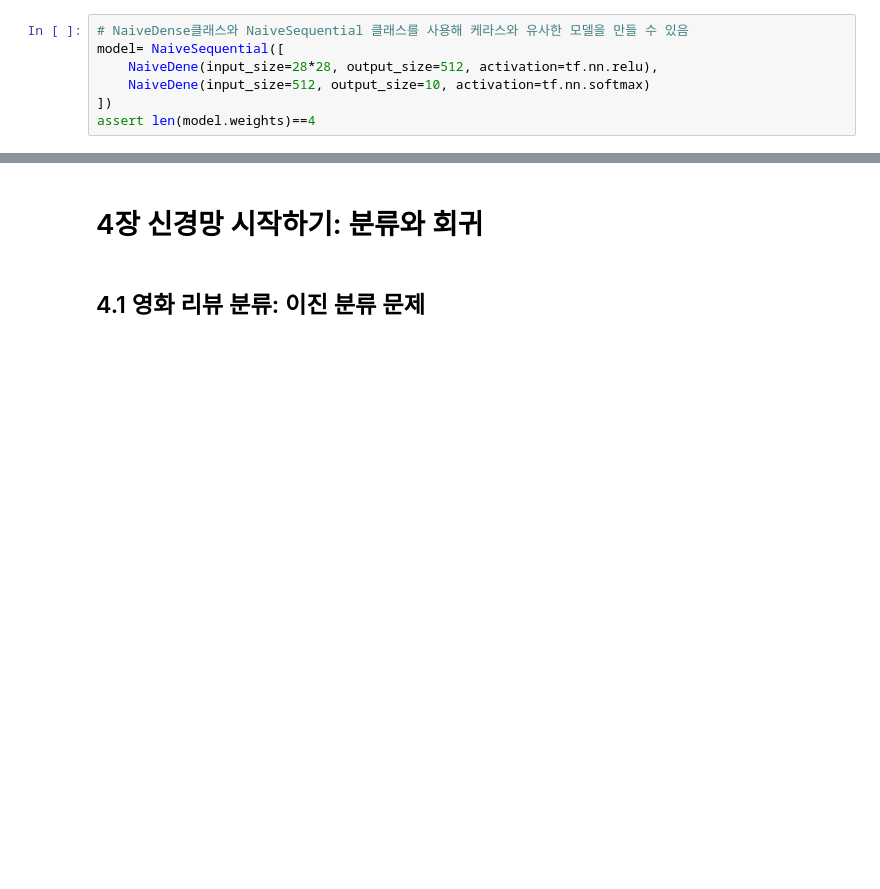
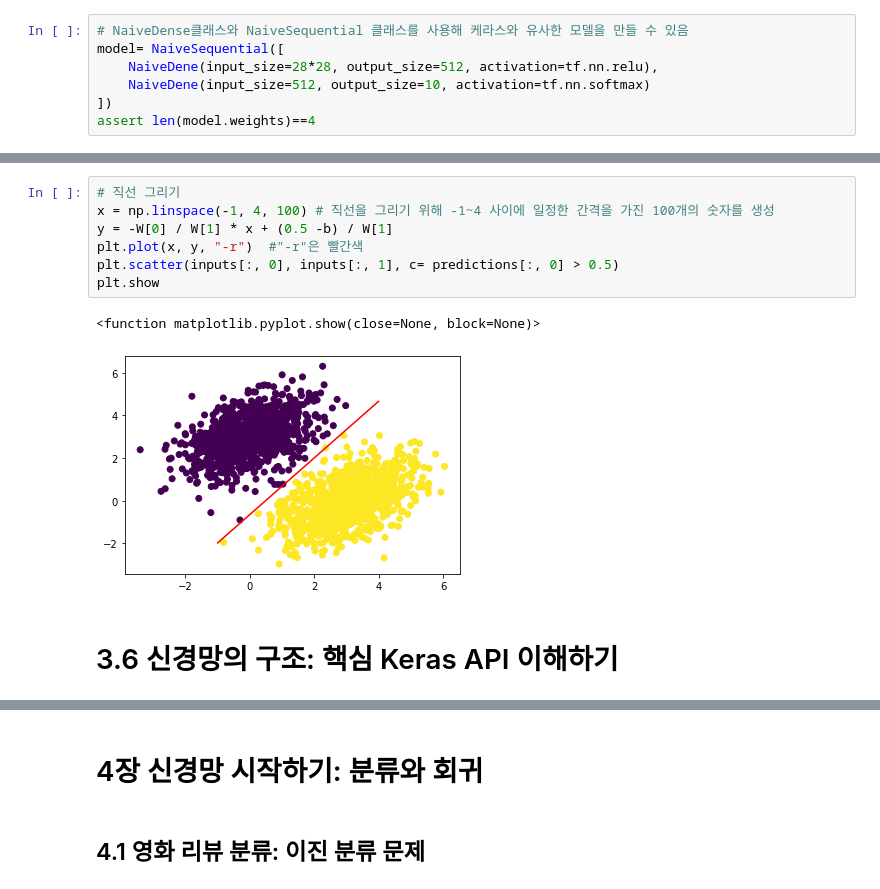
Before and after one commit to limlimlim99/-, a Jupyter notebook: 케라스 창시자 딥러닝/딥러닝 책.ipynb, the cells around one changed output, grey strips where cells are left out. Saved outputs shown, nothing was run; the diff lists cells and outputs as text; blank space fills up the shorter version.

```diff
--- a/케라스 창시자 딥러닝/딥러닝 책.ipynb
+++ b/케라스 창시자 딥러닝/딥러닝 책.ipynb
@@ -930,0 +1433,12 @@ assert len(model.weights)==4
+# %%
+# 직선 그리기
+x = np.linspace(-1, 4, 100) # 직선을 그리기 위해 -1~4 사이에 일정한 간격을 가진 100개의 숫자를 생성
+y = -W[0] / W[1] * x + (0.5 -b) / W[1]
+plt.plot(x, y, "-r")  #"-r"은 빨간색
+plt.scatter(inputs[:, 0], inputs[:, 1], c= predictions[:, 0] > 0.5)
+plt.show
+# %% [output]
+<function matplotlib.pyplot.show(close=None, block=None)>
+[figure, added]
+# %% [markdown]
+# 3.6 신경망의 구조: 핵심 Keras API 이해하기
```
Also changed, not shown: parts of 72 cells of this notebook, 1 other file.
